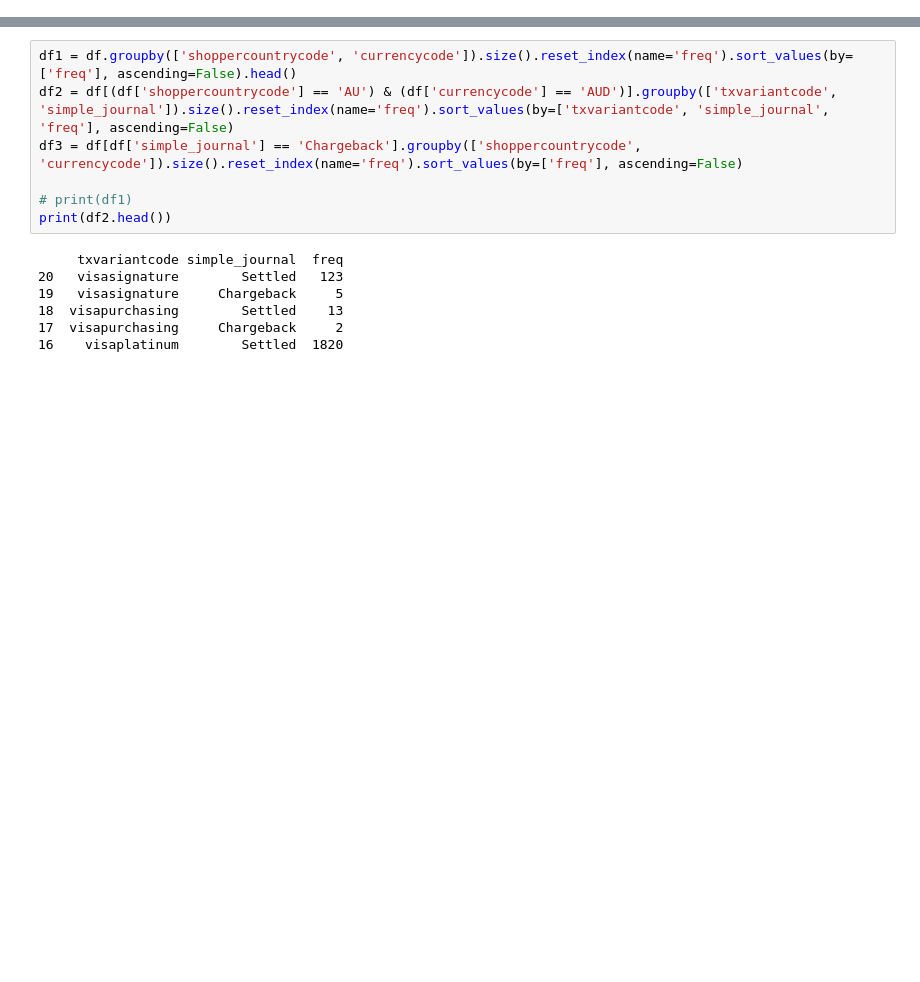
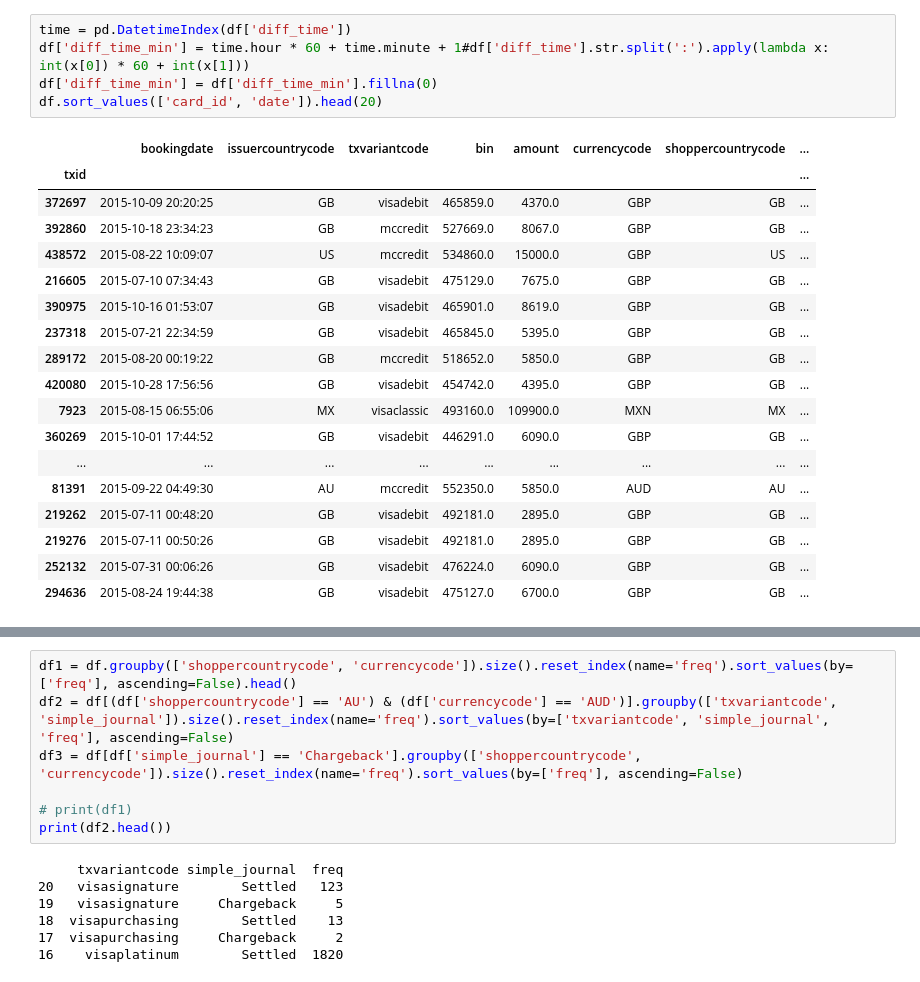
Before and after one commit to marius-pop0/CybeDataAnlaytics, a Jupyter notebook: main.ipynb, the cells around one changed output, grey strips where cells are left out. Cells and saved outputs as stored; diff of their text form; blank space fills up the shorter version.

```diff
--- a/main.ipynb
+++ b/main.ipynb
@@ -12,0 +68,24 @@ df = df[df['simple_journal'] != 'Refused']
+# %%
+time = pd.DatetimeIndex(df['diff_time'])
+df['diff_time_min'] = time.hour * 60 + time.minute + 1#df['diff_time'].str.split(':').apply(lambda x: int(x[0]) * 60 + int(x[1]))
+df['diff_time_min'] = df['diff_time_min'].fillna(0)
+df.sort_values(['card_id', 'date']).head(20)
+# %% [output]
+|  | bookingdate | issuercountrycode | txvariantcode | bin | amount | currencycode | shoppercountrycode | ... |
+| txid |  |  |  |  |  |  |  | ... |
+| 372697 | 2015-10-09 20:20:25 | GB | visadebit | 465859.0 | 4370.0 | GBP | GB | ... |
+| 392860 | 2015-10-18 23:34:23 | GB | mccredit | 527669.0 | 8067.0 | GBP | GB | ... |
+| 438572 | 2015-08-22 10:09:07 | US | mccredit | 534860.0 | 15000.0 | GBP | US | ... |
+| 216605 | 2015-07-10 07:34:43 | GB | visadebit | 475129.0 | 7675.0 | GBP | GB | ... |
+| 390975 | 2015-10-16 01:53:07 | GB | visadebit | 465901.0 | 8619.0 | GBP | GB | ... |
+| 237318 | 2015-07-21 22:34:59 | GB | visadebit | 465845.0 | 5395.0 | GBP | GB | ... |
+| 289172 | 2015-08-20 00:19:22 | GB | mccredit | 518652.0 | 5850.0 | GBP | GB | ... |
+| 420080 | 2015-10-28 17:56:56 | GB | visadebit | 454742.0 | 4395.0 | GBP | GB | ... |
+| 7923 | 2015-08-15 06:55:06 | MX | visaclassic | 493160.0 | 109900.0 | MXN | MX | ... |
+| 360269 | 2015-10-01 17:44:52 | GB | visadebit | 446291.0 | 6090.0 | GBP | GB | ... |
+| ... | ... | ... | ... | ... | ... | ... | ... | ... |
+| 81391 | 2015-09-22 04:49:30 | AU | mccredit | 552350.0 | 5850.0 | AUD | AU | ... |
+| 219262 | 2015-07-11 00:48:20 | GB | visadebit | 492181.0 | 2895.0 | GBP | GB | ... |
+| 219276 | 2015-07-11 00:50:26 | GB | visadebit | 492181.0 | 2895.0 | GBP | GB | ... |
+| 252132 | 2015-07-31 00:06:26 | GB | visadebit | 476224.0 | 6090.0 | GBP | GB | ... |
+| 294636 | 2015-08-24 19:44:38 | GB | visadebit | 475127.0 | 6700.0 | GBP | GB | ... |
```
Also changed, not shown: parts of 7 cells of this notebook, 3 other files.
